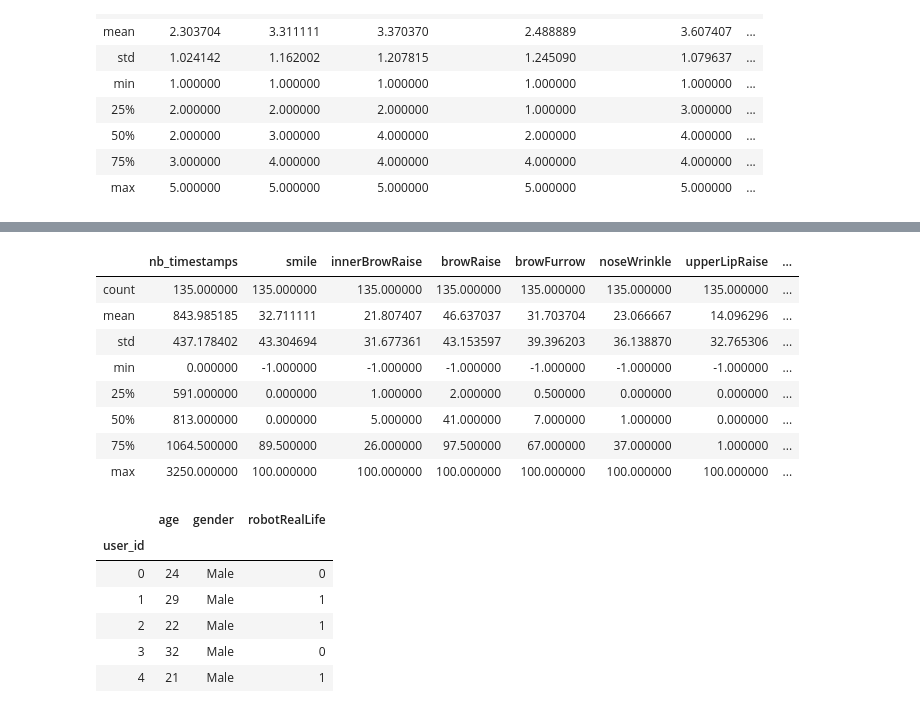
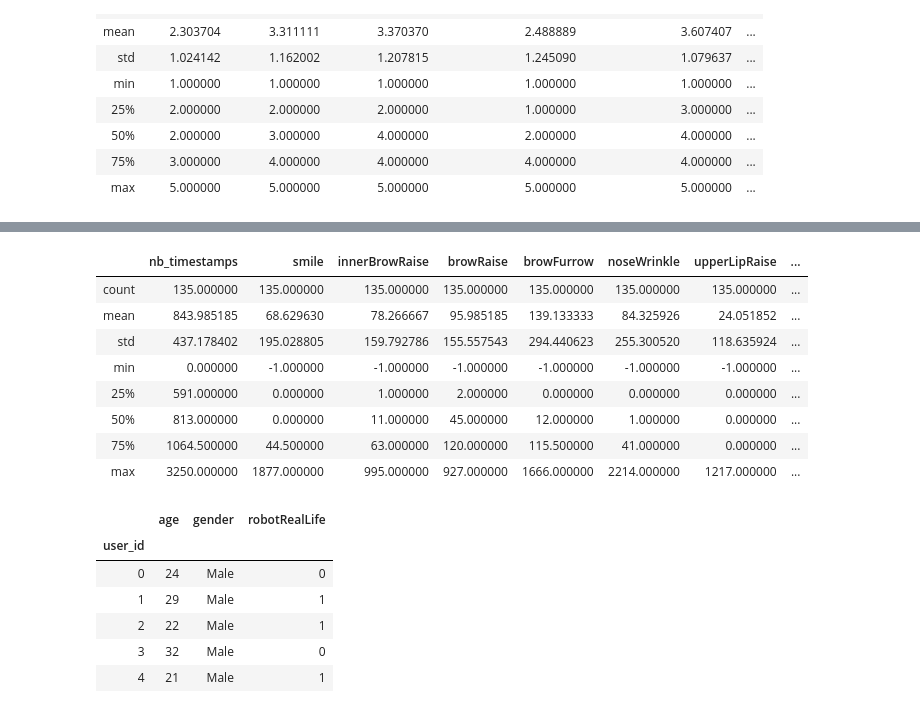
Before and after one commit to valentinoli/robot-anthropomorphism, a Jupyter notebook: python/Pipeline.ipynb, the cells around one changed output, grey strips where cells are left out. Drawn from its saved outputs; the diff is of its cells as text; code cells hidden in the pictures.

```diff
--- a/python/Pipeline.ipynb
+++ b/python/Pipeline.ipynb
@@ -144,15 +111,15 @@ df_features_max.head(10)
 # %%
-df_features_max.describe()
+df_features_slope.describe()
 # %% [output]
 |  | nb_timestamps | smile | innerBrowRaise | browRaise | browFurrow | noseWrinkle | upperLipRaise | ... |
 | count | 135.000000 | 135.000000 | 135.000000 | 135.000000 | 135.000000 | 135.000000 | 135.000000 | ... |
-| mean | 843.985185 | 32.711111 | 21.807407 | 46.637037 | 31.703704 | 23.066667 | 14.096296 | ... |
-| std | 437.178402 | 43.304694 | 31.677361 | 43.153597 | 39.396203 | 36.138870 | 32.765306 | ... |
+| mean | 843.985185 | 68.629630 | 78.266667 | 95.985185 | 139.133333 | 84.325926 | 24.051852 | ... |
+| std | 437.178402 | 195.028805 | 159.792786 | 155.557543 | 294.440623 | 255.300520 | 118.635924 | ... |
 | min | 0.000000 | -1.000000 | -1.000000 | -1.000000 | -1.000000 | -1.000000 | -1.000000 | ... |
-| 25% | 591.000000 | 0.000000 | 1.000000 | 2.000000 | 0.500000 | 0.000000 | 0.000000 | ... |
-| 50% | 813.000000 | 0.000000 | 5.000000 | 41.000000 | 7.000000 | 1.000000 | 0.000000 | ... |
-| 75% | 1064.500000 | 89.500000 | 26.000000 | 97.500000 | 67.000000 | 37.000000 | 1.000000 | ... |
-| max | 3250.000000 | 100.000000 | 100.000000 | 100.000000 | 100.000000 | 100.000000 | 100.000000 | ... |
+| 25% | 591.000000 | 0.000000 | 1.000000 | 2.000000 | 0.000000 | 0.000000 | 0.000000 | ... |
+| 50% | 813.000000 | 0.000000 | 11.000000 | 45.000000 | 12.000000 | 1.000000 | 0.000000 | ... |
+| 75% | 1064.500000 | 44.500000 | 63.000000 | 120.000000 | 115.500000 | 41.000000 | 0.000000 | ... |
+| max | 3250.000000 | 1877.000000 | 995.000000 | 927.000000 | 1666.000000 | 2214.000000 | 1217.000000 | ... |
 # %%
 df_generals.head()
 # %% [output]
```
Also changed, not shown: parts of 33 cells of this notebook.
